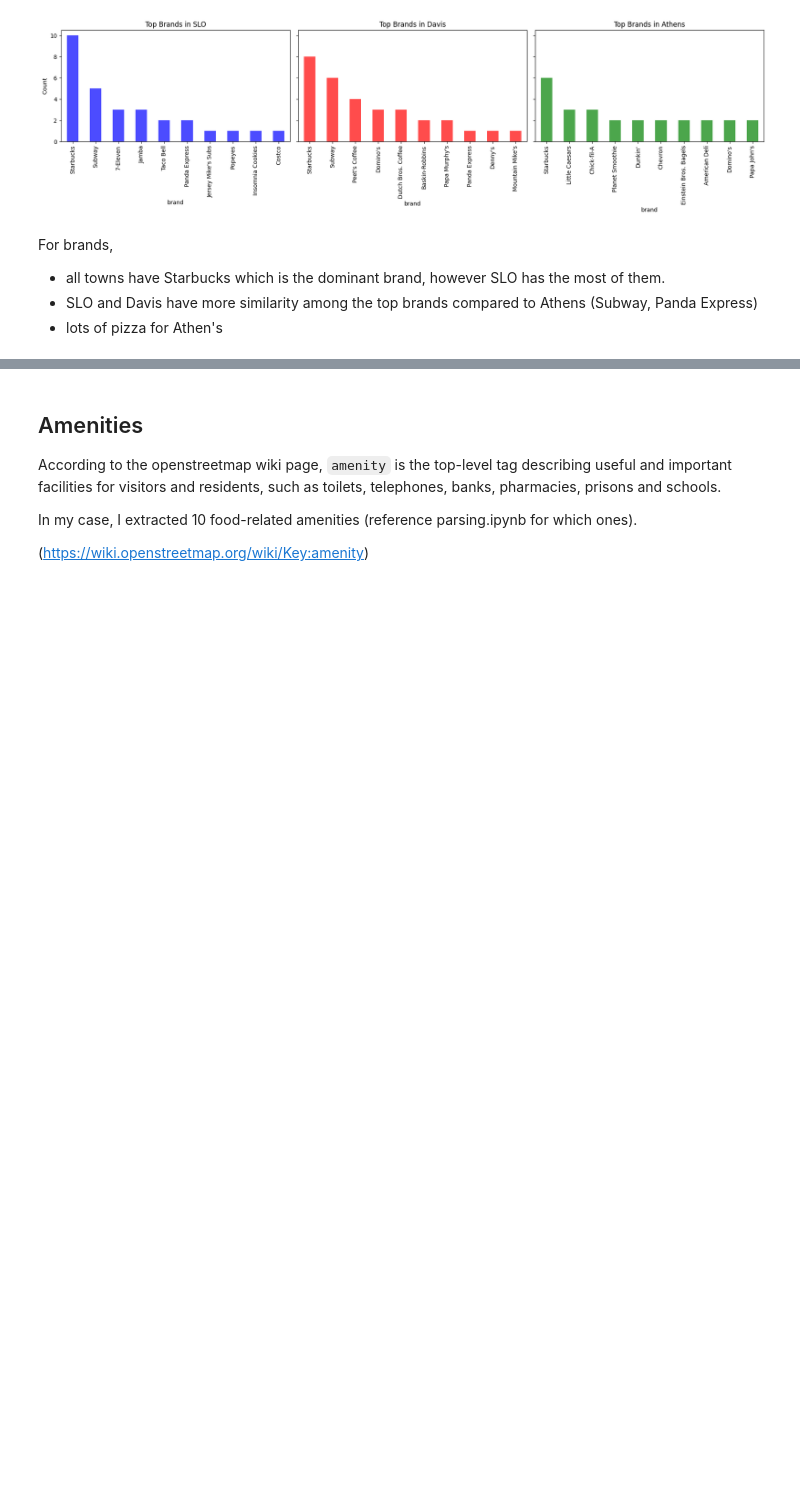
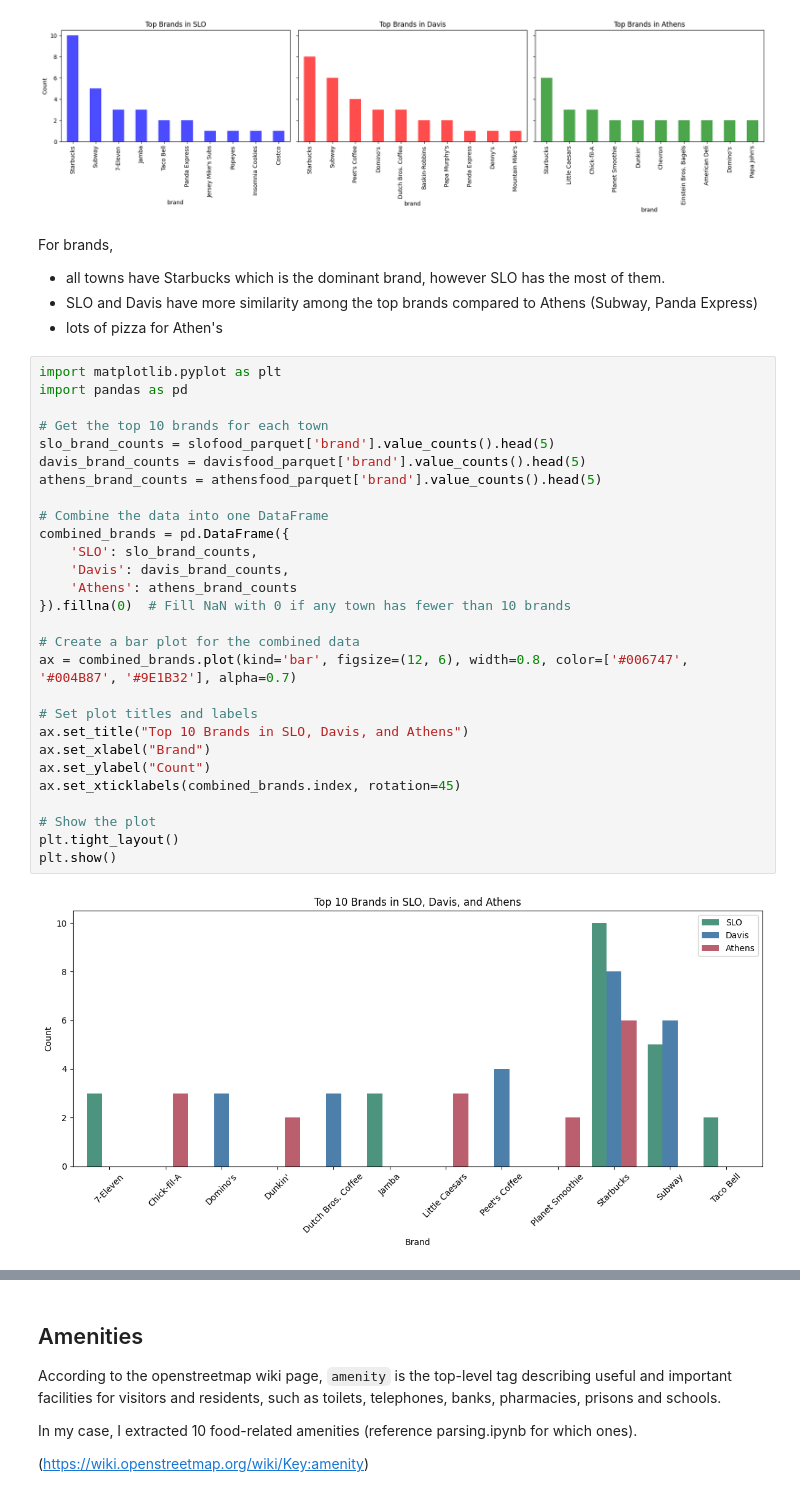
Before and after one commit to bchan42/csc369-analysis, a Jupyter notebook: final_analysis/matplotlib.ipynb, the cells around one changed output, grey strips where cells are left out. Saved outputs shown, nothing was run; the diff lists cells and outputs as text; blank space fills up the shorter version.

```diff
--- a/final_analysis/matplotlib.ipynb
+++ b/final_analysis/matplotlib.ipynb
@@ -281,3 +297,33 @@ For brands,
 - all towns have Starbucks which is the dominant brand, however SLO has the most of them.
 - SLO and Davis have more similarity among the top brands compared to Athens (Subway, Panda Express)
 - lots of pizza for Athen's
+# %%
+import matplotlib.pyplot as plt
+import pandas as pd
+
+# Get the top 10 brands for each town
+slo_brand_counts = slofood_parquet['brand'].value_counts().head(5)
+davis_brand_counts = davisfood_parquet['brand'].value_counts().head(5)
+athens_brand_counts = athensfood_parquet['brand'].value_counts().head(5)
+
+# Combine the data into one DataFrame
+combined_brands = pd.DataFrame({
+    'SLO': slo_brand_counts,
+    'Davis': davis_brand_counts,
+    'Athens': athens_brand_counts
+}).fillna(0)  # Fill NaN with 0 if any town has fewer than 10 brands
+
+# Create a bar plot for the combined data
+ax = combined_brands.plot(kind='bar', figsize=(12, 6), width=0.8, color=['#006747', '#004B87', '#9E1B32'], alpha=0.7)
+
+# Set plot titles and labels
+ax.set_title("Top 10 Brands in SLO, Davis, and Athens")
+ax.set_xlabel("Brand")
+ax.set_ylabel("Count")
+ax.set_xticklabels(combined_brands.index, rotation=45)
+
+# Show the plot
+plt.tight_layout()
+plt.show()
+# %% [output]
+[figure, added]
```
Also changed, not shown: parts of 7 cells of this notebook, 1 other file.
